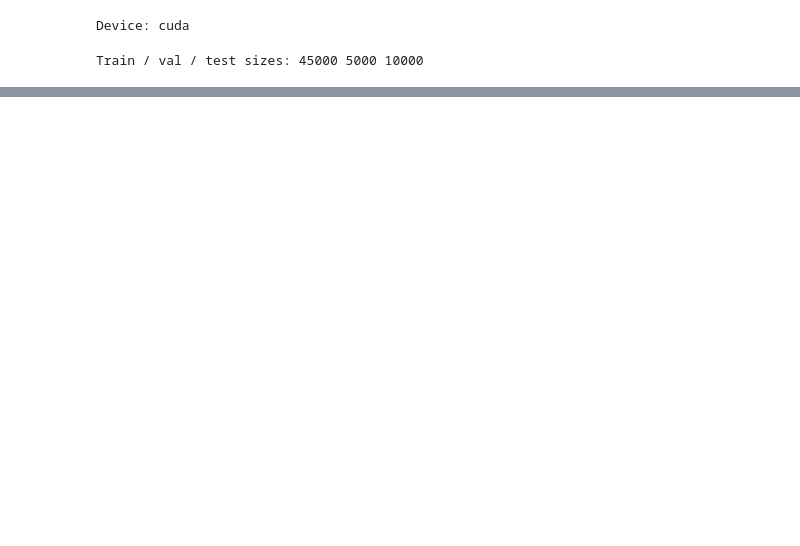
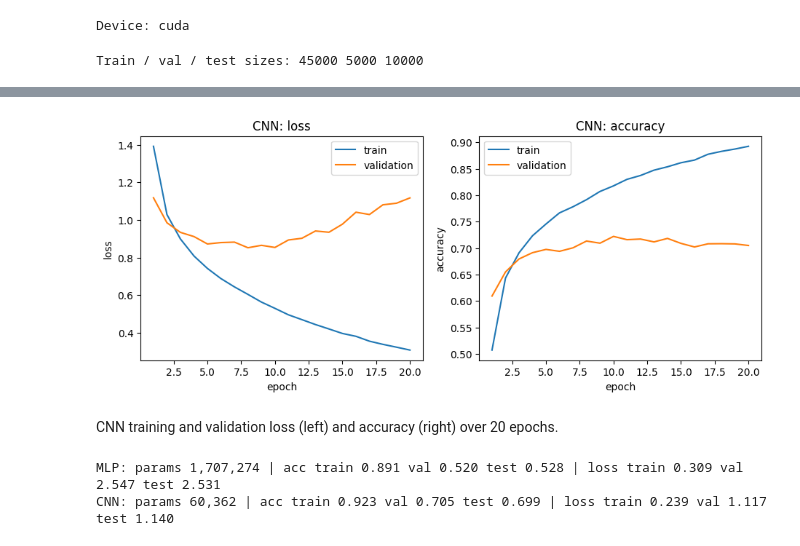
Before and after one commit to bhanukaT56/setExercises, a Jupyter notebook: Exercise_02.ipynb, the cells around one changed output, grey strips where cells are left out. Drawn from its saved outputs; the diff is of its cells as text; code cells hidden in the pictures; blank space fills up the shorter version.

```diff
--- a/Exercise_02.ipynb
+++ b/Exercise_02.ipynb
@@ -321,0 +163,4 @@ CNN uses 28.3x fewer parameters than the MLP.
+# %%
+h_cnn = fit(cnn, train_loader, val_loader, epochs=20)
+plot_history(h_cnn, "CNN")
+# %% [output]
@@ -321,0 +187,16 @@ CNN uses 28.3x fewer parameters than the MLP.
+[figure, added]
+# %% [markdown]
+CNN training and validation loss (left) and accuracy (right) over 20 epochs.
+# %%
+crit = nn.CrossEntropyLoss()
+r_cnn = {"params": count_params(cnn), "history": h_cnn}
+for split, ld in [("train", train_loader), ("val", val_loader), ("test", test_loader)]:
+    r_cnn[split + "_loss"], r_cnn[split + "_acc"] = run_epoch(cnn, ld, crit)
+
+for name, r in [("MLP", r_mlp), ("CNN", r_cnn)]:
+    print(f"{name}: params {r['params']:,} | "
+          f"acc train {r['train_acc']:.3f} val {r['val_acc']:.3f} test {r['test_acc']:.3f} | "
+          f"loss train {r['train_loss']:.3f} val {r['val_loss']:.3f} test {r['test_loss']:.3f}")
+# %% [output]
+MLP: params 1,707,274 | acc train 0.891 val 0.520 test 0.528 | loss train 0.309 val 2.547 test 2.531
+CNN: params 60,362 | acc train 0.923 val 0.705 test 0.699 | loss train 0.239 val 1.117 test 1.140
```
Also changed, not shown: parts of 39 cells of this notebook.
